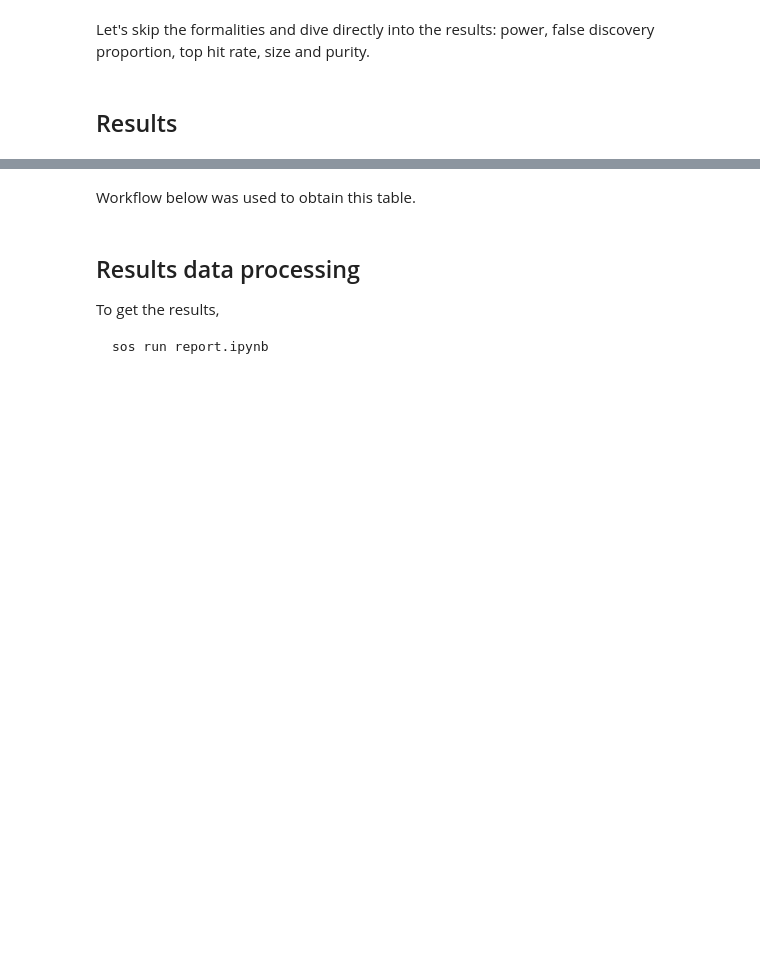
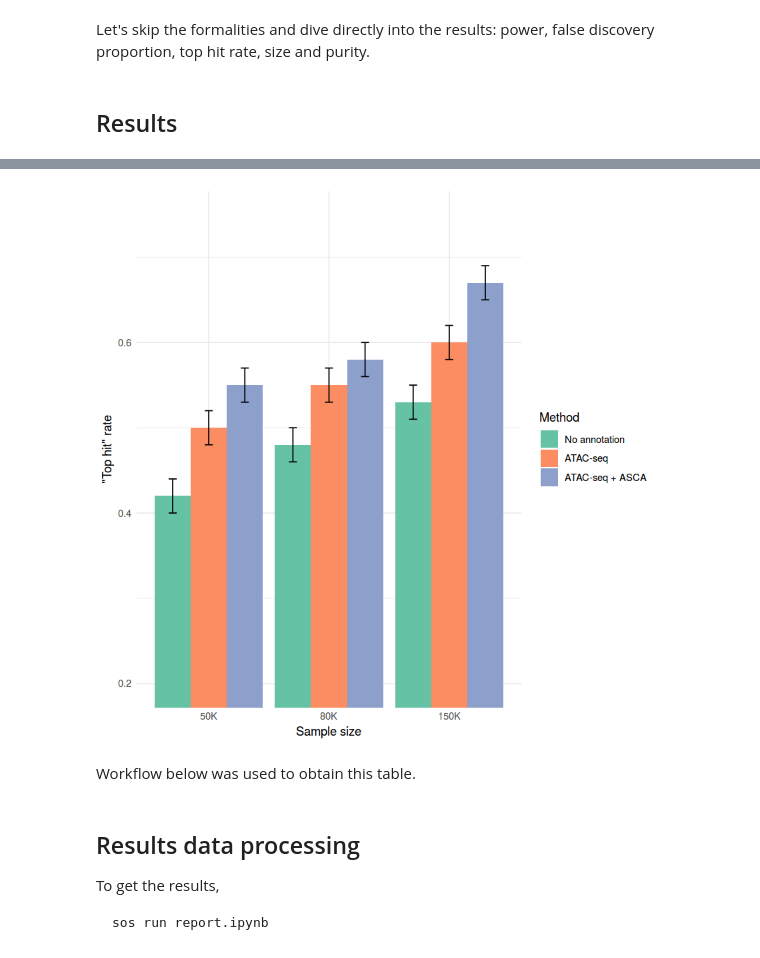
Before and after one commit to gaow/annotation-finemap-dsc, a Jupyter notebook: analysis/report.ipynb, the cells around one changed output, grey strips where cells are left out. Saved outputs shown, nothing was run; the diff lists cells and outputs as text; code cells hidden in the pictures; blank space fills up the shorter version.

```diff
--- a/analysis/report.ipynb
+++ b/analysis/report.ipynb
@@ -16,0 +19,12 @@ readRDS("~/GIT/github/annotation-finemap-dsc/analysis/xh_grant/0819.summary.rds"
+# %%
+import pandas as pd
+import numpy as np
+import seaborn as sns
+import matplotlib.pyplot as plt
+
+m1, m2, m3 = 'No annotation', 'ATAC-seq', 'ATAC-seq + ASCA'
+s1, s2, s3 = '50K', '80K', '150K'
+data = pd.DataFrame({'method': [m1,m2,m3] * 3,
+                    'sample_size': [s1] * 3 + [s2] * 3 + [s3] * 3,
+                    'thr': [0.42, 0.50, 0.55, 0.48, 0.55, 0.58, 0.53, 0.60, 0.67]})
+print(data)
@@ -17,3 +44,17 @@ readRDS("~/GIT/github/annotation-finemap-dsc/analysis/xh_grant/0819.summary.rds"
+# %%
+data$sd = 0.02
+data$method = factor(data$method, levels = c('No annotation', 'ATAC-seq', 'ATAC-seq + ASCA'))
+data$sample_size <- factor(data$sample_size, levels = c('50K', '80K', '150K'))
+library(ggplot2)
+p <- ggplot(data, aes(x=sample_size, y=thr, fill=method)) +
+    geom_bar(stat="identity", position=position_dodge()) +
+    geom_errorbar(aes(ymin=thr-sd, ymax=thr+sd), width=.2, position=position_dodge(.9))
+p + scale_fill_brewer(palette="Set2") + theme_minimal() + xlab('Sample size') +
+    ylab('"Top hit" rate') + labs(fill="Method") + coord_cartesian(ylim=c(0.2,0.75))
+# library(wesanderson)
+# p + scale_fill_manual(values=wes_palette(n=3, name="GrandBudapest2")) + theme_minimal()
+# %% [output]
+[figure, added]
 # %% [markdown]
 Workflow below was used to obtain this table.
 # %% [markdown]
```
Also changed, not shown: parts of 5 cells of this notebook, 1 other file.
